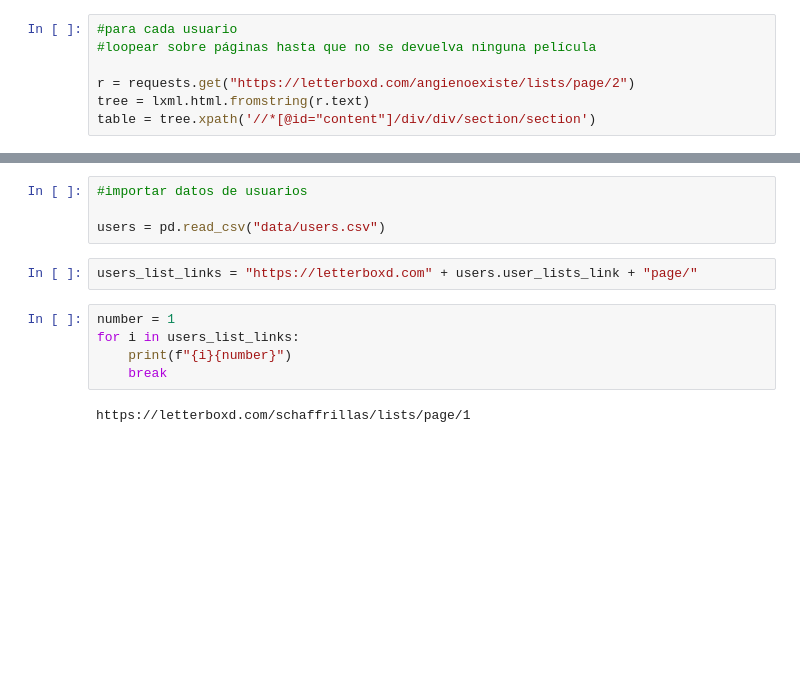
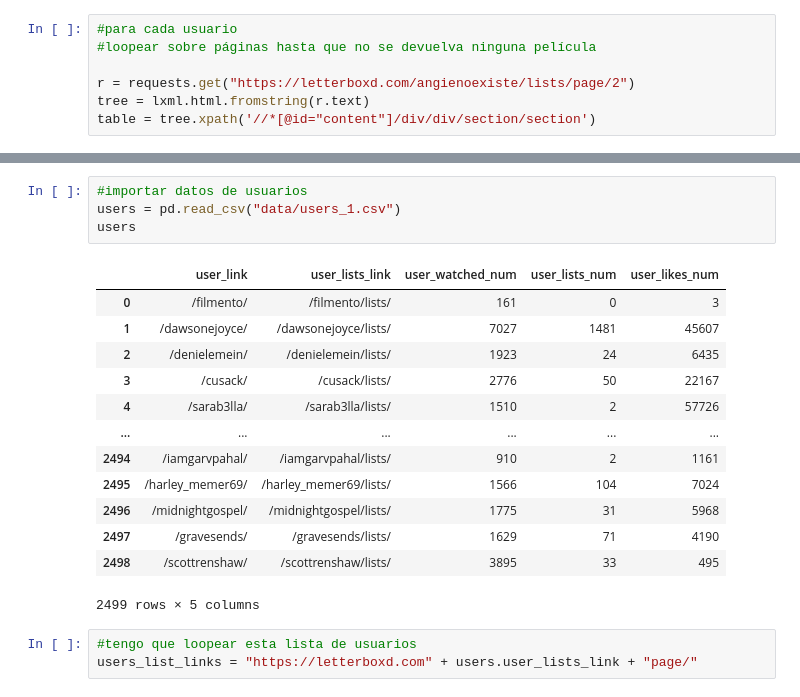
Before and after one commit to andreaolmos90/recommendation_systems_2023, a Jupyter notebook: letterboxd_project/testing_scraping.ipynb, the cells around one changed output, grey strips where cells are left out. Saved outputs shown, nothing was run; the diff lists cells and outputs as text; blank space fills up the shorter version.

```diff
--- a/letterboxd_project/testing_scraping.ipynb
+++ b/letterboxd_project/testing_scraping.ipynb
@@ -89,14 +93,22 @@ user_id = [element.attrib['data-person'] for element in table[0].findall(".//*[@
  '/angienoexiste/list/martin-scorsese-ranked/']
 # %%
 #importar datos de usuarios
-
-users = pd.read_csv("data/users.csv")
+users = pd.read_csv("data/users_1.csv")
+users
+# %% [output]
+|  | user_link | user_lists_link | user_watched_num | user_lists_num | user_likes_num |
+| 0 | /filmento/ | /filmento/lists/ | 161 | 0 | 3 |
+| 1 | /dawsonejoyce/ | /dawsonejoyce/lists/ | 7027 | 1481 | 45607 |
+| 2 | /denielemein/ | /denielemein/lists/ | 1923 | 24 | 6435 |
+| 3 | /cusack/ | /cusack/lists/ | 2776 | 50 | 22167 |
+| 4 | /sarab3lla/ | /sarab3lla/lists/ | 1510 | 2 | 57726 |
+| ... | ... | ... | ... | ... | ... |
+| 2494 | /iamgarvpahal/ | /iamgarvpahal/lists/ | 910 | 2 | 1161 |
+| 2495 | /harley_memer69/ | /harley_memer69/lists/ | 1566 | 104 | 7024 |
+| 2496 | /midnightgospel/ | /midnightgospel/lists/ | 1775 | 31 | 5968 |
+| 2497 | /gravesends/ | /gravesends/lists/ | 1629 | 71 | 4190 |
+| 2498 | /scottrenshaw/ | /scottrenshaw/lists/ | 3895 | 33 | 495 |
+2499 rows × 5 columns
 # %%
+#tengo que loopear esta lista de usuarios
 users_list_links = "https://letterboxd.com" + users.user_lists_link + "page/"
-# %%
-number = 1
-for i in users_list_links:
-    print(f"{i}{number}")
-    break
-# %% [output]
-https://letterboxd.com/schaffrillas/lists/page/1
```
Also changed, not shown: parts of 9 cells of this notebook, 2 other files.
